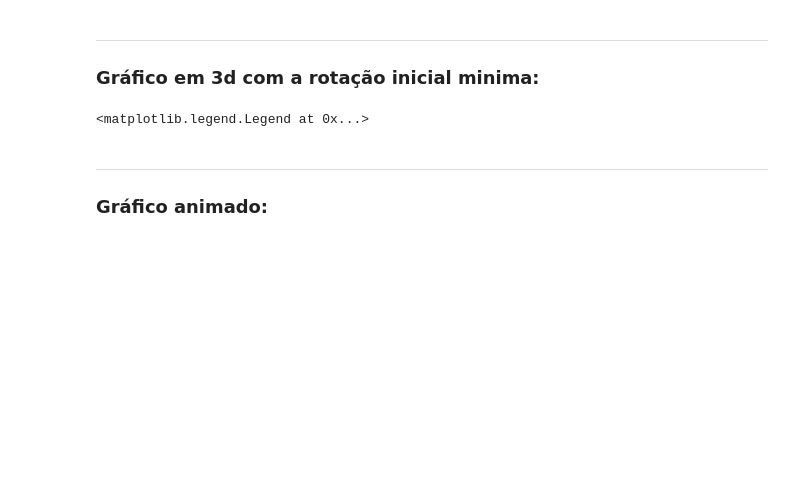
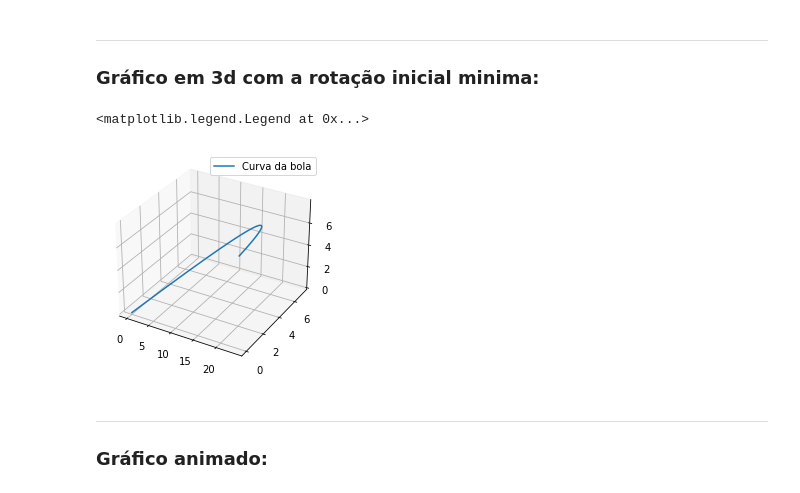
Before and after one commit to devfernandoa/Projeto-3-Modsim, a Jupyter notebook: Notebook.ipynb, the cells around one changed output. Drawn from its saved outputs; the diff is of its cells as text; code cells hidden in the pictures; blank space fills up the shorter version.

```diff
--- a/Notebook.ipynb
+++ b/Notebook.ipynb
@@ -132,27 +152,32 @@ def modelo2(lista, t):
 # %%
 # Parâmetros
 dt = 3 * 10 ** -3
-lista_tempo = np.arange(0, 5, dt)
+lista_tempo = np.arange(0, 20, dt)
 
 # A massa, o A, a distancia e o raio são medidas minhas que provavelmente estão erradas
 raio = 0.11
 m = 0.4
-A = 4 * math.pi * raio ** 3
+A = math.pi * raio ** 2
 pa = 1.225 # Densidade do ar
 cd = 0.47 # Coeficiente de arrasto de uma esfera
 distancia = 17.5 # Distância entre a trave e o escanteio
 g = 9.81
 pb = 2
 volume = 4 / 3 * math.pi * raio ** 3
+cl = 1
+
+
+# Empuxo
+E = pa * volume * g
 
 # Condições iniciais
 x0 = 0
-vx0 = 5
+vx0 = 15
 y0 = 0
-vy0 = 5
+vy0 = 14
 z0 = 0
-vz0 = 0
-r0 = 20
+vz0 = 5
+r0 = 300 / 30 * math.pi
 ci = [x0, y0, z0, vx0, vy0, vz0, r0]
 
 odeint_modelo = odeint(modelo2, ci, lista_tempo)
@@ -232,18 +263,19 @@ plt.show()
 ### Gráfico em 3d com a rotação inicial minima:
 # %%
 # Odeint da rotação certa
-ci = [x0, y0, z0, vx0, vy0, vz0, 500] # Não é 500, valor arbitrario pra gerar o gráfico
+ci = [x0, y0, z0, vx0, vy0, vz0, rotacao_minima] # Não é 500, valor arbitrario pra gerar o gráfico
 odeint_rotacao = odeint(modelo2, ci, lista_tempo)
 x_odeint = odeint_rotacao[:,0]
 y_odeint = odeint_rotacao[:,1]
 z_odeint = odeint_rotacao[:,2]
 
 fig = plt.figure()
 ax = fig.gca(projection='3d')
 ax.plot(x_odeint, y_odeint, z_odeint, label='Curva da bola')
 ax.legend()
 # %% [output]
 <matplotlib.legend.Legend at 0x...>
+[figure, added]
 # %% [markdown]
 ---
 ### Gráfico animado:
```
Also changed, not shown: parts of 5 cells of this notebook.
